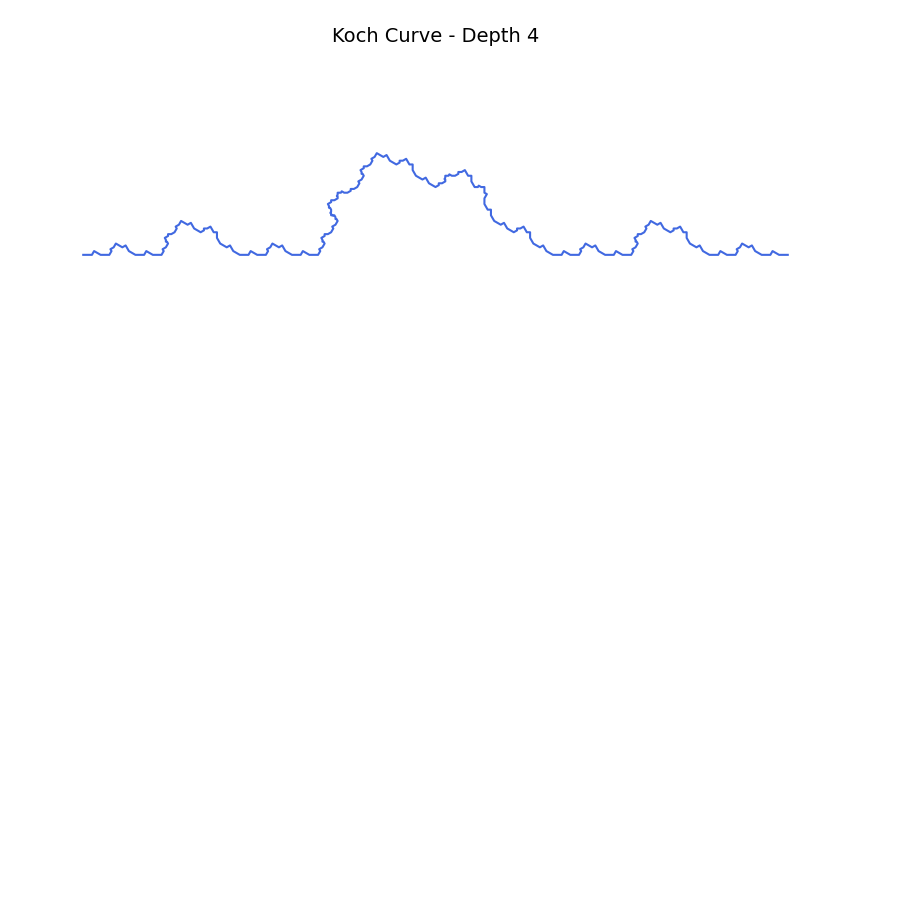
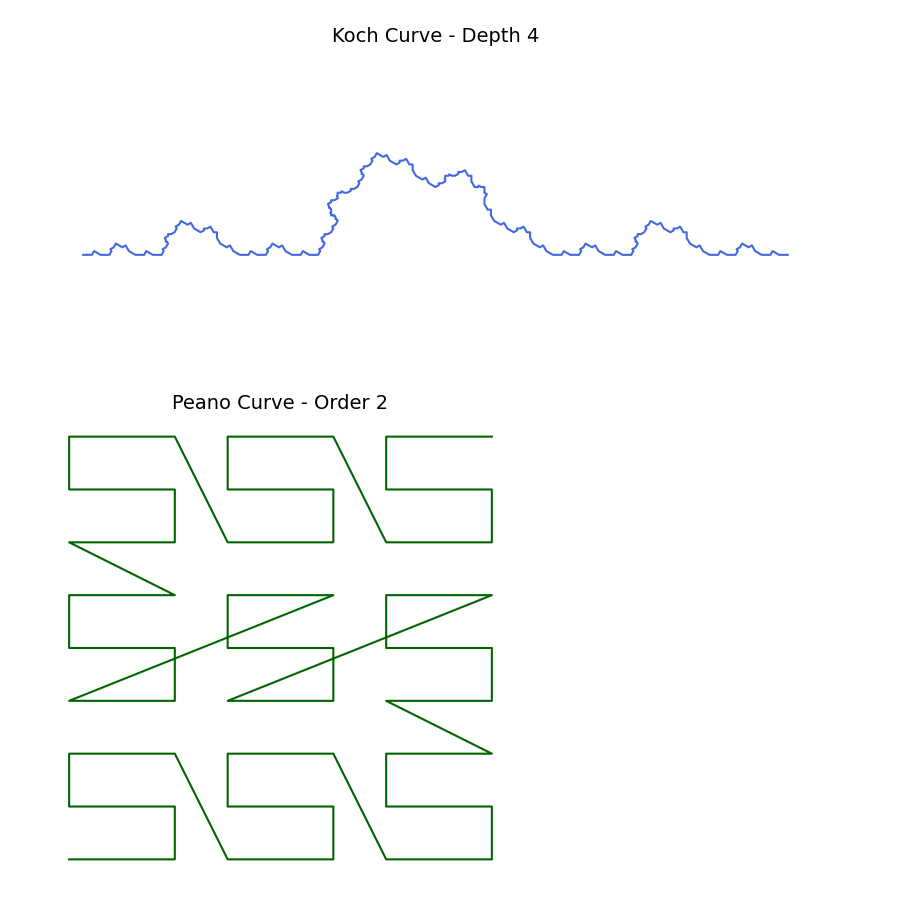
Before and after one commit to rmd360/machinelearningproject, a Jupyter notebook: Patterns.ipynb, the cells around one changed output. Drawn from its saved outputs; the diff is of its cells as text; code cells hidden in the pictures; blank space fills up the shorter version.

```diff
--- a/Patterns.ipynb
+++ b/Patterns.ipynb
@@ -289,3 +289,39 @@ def plot_koch(depth=3):
 plot_koch(depth=4)  # Try depth from 0 to 5
 # %% [output]
 [figure]
+# %%
+import matplotlib.pyplot as plt
+def peano_curve(order, x=0, y=0, size=1):
+    points = []
+
+    def recurse(order, x, y, dx, dy):
+        if order == 0:
+            points.append((x + dx / 2, y + dy / 2))
+        else:
+            recurse(order - 1, x, y, dx / 3, dy / 3)
+            recurse(order - 1, x + dx / 3, y, dx / 3, dy / 3)
+            recurse(order - 1, x + 2 * dx / 3, y, dx / 3, dy / 3)
+            recurse(order - 1, x + 2 * dx / 3, y + dy / 3, dx / 3, dy / 3)
+            recurse(order - 1, x + dx / 3, y + dy / 3, dx / 3, dy / 3)
+            recurse(order - 1, x, y + dy / 3, dx / 3, dy / 3)
+            recurse(order - 1, x, y + 2 * dy / 3, dx / 3, dy / 3)
+            recurse(order - 1, x + dx / 3, y + 2 * dy / 3, dx / 3, dy / 3)
+            recurse(order - 1, x + 2 * dx / 3, y + 2 * dy / 3, dx / 3, dy / 3)
+
+    recurse(order, x, y, size, size)
+    return points
+
+def plot_peano(order=2):
+    points = peano_curve(order)
+    x, y = zip(*points)
+
+    plt.figure(figsize=(6, 6))
+    plt.plot(x, y, color='darkgreen')
+    plt.title(f'Peano Curve - Order {order}', fontsize=14)
+    plt.axis('equal')
+    plt.axis('off')
+    plt.show()
+
+plot_peano(order=2)  # Try order 1–3
+# %% [output]
+[figure, added]
```
